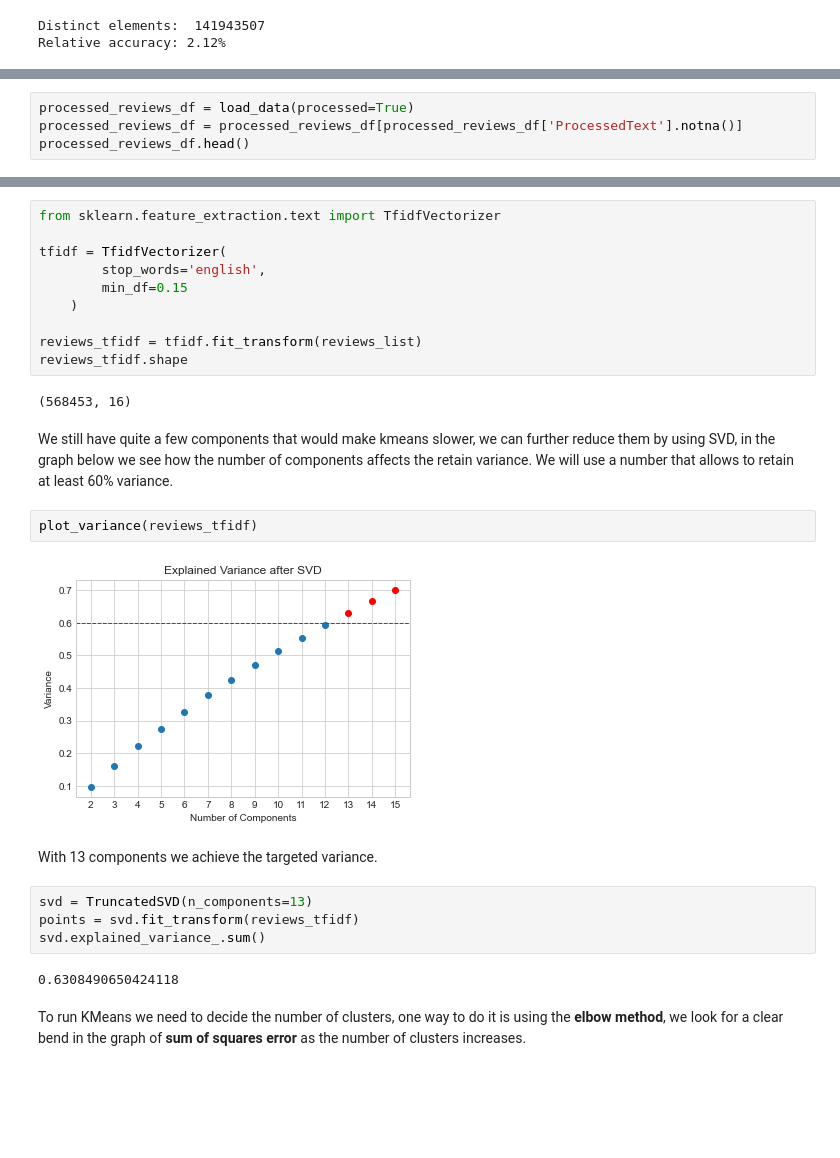
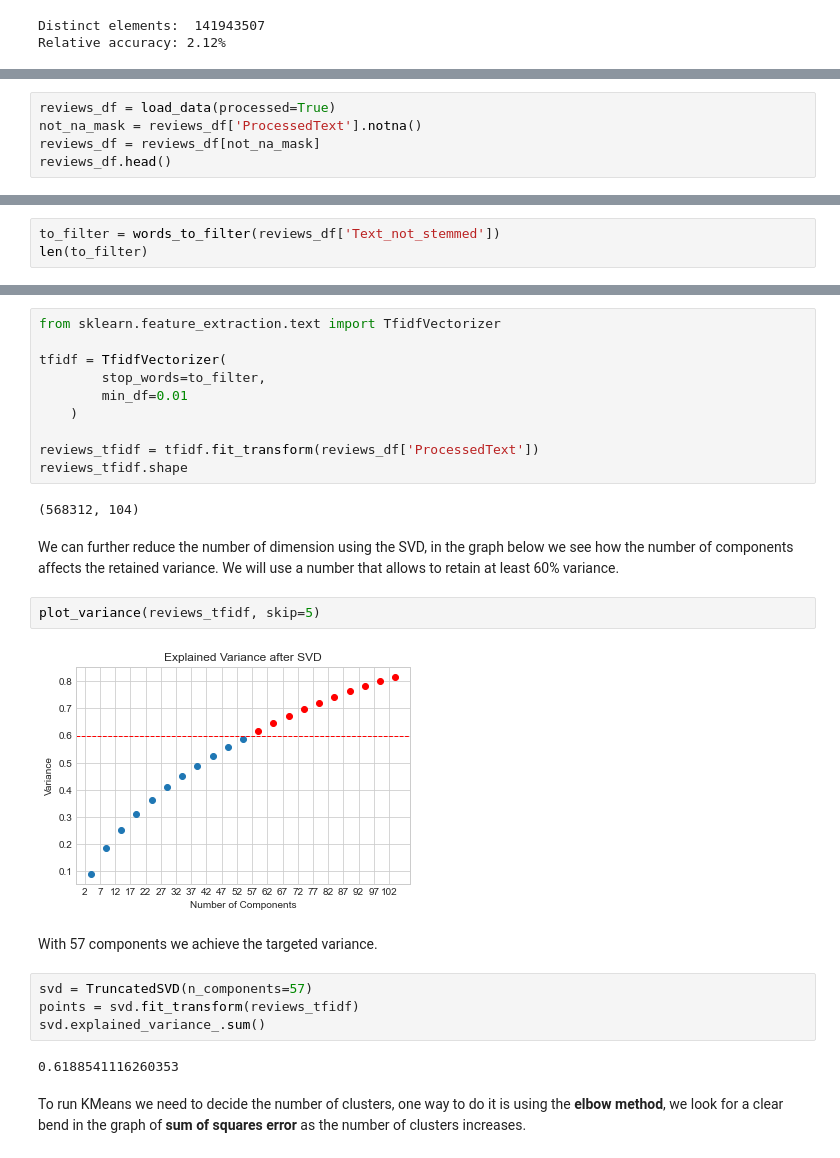
Before and after one commit to msterpa87/ADM-HW4, a Jupyter notebook: main.ipynb, the cells around one changed output, grey strips where cells are left out. Cells and saved outputs as stored; diff of their text form; blank space fills up the shorter version.

```diff
--- a/main.ipynb
+++ b/main.ipynb
@@ -58,5 +57,6 @@ First we need to preprocess the Text column, we can do this by changing the call
 # %%
-processed_reviews_df = load_data(processed=True)
-processed_reviews_df = processed_reviews_df[processed_reviews_df['ProcessedText'].notna()]
-processed_reviews_df.head()
+reviews_df = load_data(processed=True)
+not_na_mask = reviews_df['ProcessedText'].notna()
+reviews_df = reviews_df[not_na_mask]
+reviews_df.head()
 # %% [output]
@@ -72,0 +85,3 @@ The `min_df` parameters has been used to drop words that appear in less than 20%
+# %%
+to_filter = words_to_filter(reviews_df['Text_not_stemmed'])
+len(to_filter)
@@ -74,28 +105,28 @@ The `min_df` parameters has been used to drop words that appear in less than 20%
 from sklearn.feature_extraction.text import TfidfVectorizer
 
 tfidf = TfidfVectorizer(
-        stop_words='english',
-        min_df=0.15
+        stop_words=to_filter,
+        min_df=0.01
     )
 
-reviews_tfidf = tfidf.fit_transform(reviews_list)
+reviews_tfidf = tfidf.fit_transform(reviews_df['ProcessedText'])
 reviews_tfidf.shape
 # %% [output]
-(568453, 16)
+(568312, 104)
 # %% [markdown]
-We still have quite a few components that would make kmeans slower, we can further reduce them by using SVD, in the graph below we see how the number of components affects the retain variance. We will use a number that allows to retain at least 60% variance.
+We can further reduce the number of dimension using the SVD, in the graph below we see how the number of components affects the retained variance. We will use a number that allows to retain at least 60% variance.
 # %%
-plot_variance(reviews_tfidf)
+plot_variance(reviews_tfidf, skip=5)
 # %% [output]
-[figure, old version]
+[figure, new version]
 # %% [markdown]
-With 13 components we achieve the targeted variance.
+With 57 components we achieve the targeted variance.
 # %%
-svd = TruncatedSVD(n_components=13)
+svd = TruncatedSVD(n_components=57)
 points = svd.fit_transform(reviews_tfidf)
 svd.explained_variance_.sum()
 # %% [output]
-0.6308490650424118
+0.6188541116260353
 # %% [markdown]
 To run KMeans we need to decide the number of clusters, one way to do it is using the **elbow method**, we look for a clear bend in the graph of **sum of squares error** as the number of clusters increases.
 # %%
```
Also changed, not shown: parts of 18 cells of this notebook.
